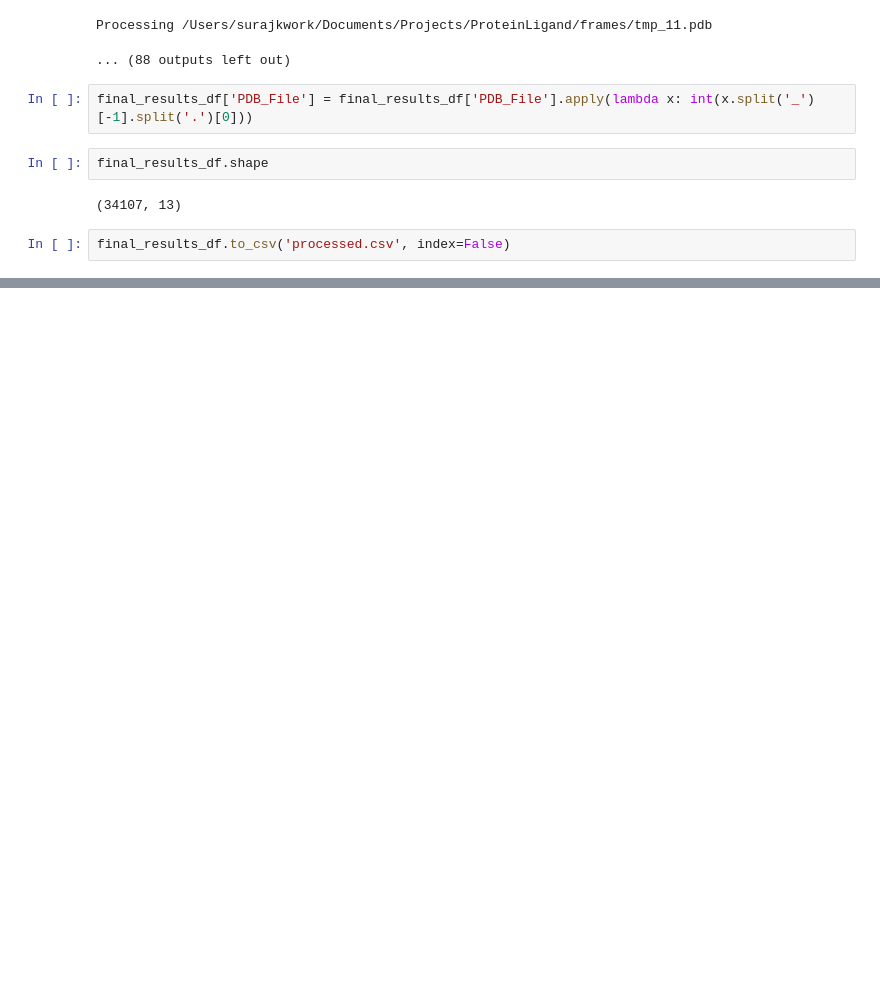
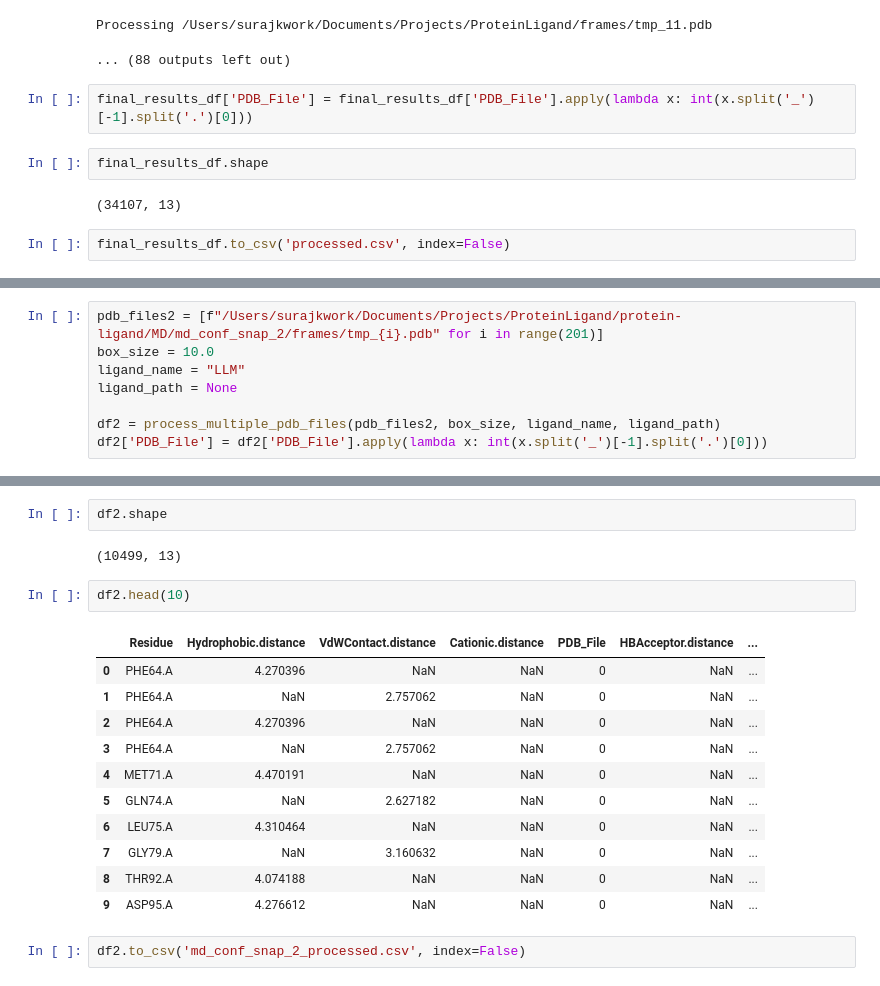
Before and after one commit to surajkarak/protein-ligand, a Jupyter notebook: extraction.ipynb, the cells around one changed output, grey strips where cells are left out. Drawn from its saved outputs; the diff is of its cells as text; blank space fills up the shorter version.

```diff
--- a/extraction.ipynb
+++ b/extraction.ipynb
@@ -299,0 +302,8 @@ final_results_df.to_csv('processed.csv', index=False)
+# %%
+pdb_files2 = [f"/Users/surajkwork/Documents/Projects/ProteinLigand/protein-ligand/MD/md_conf_snap_2/frames/tmp_{i}.pdb" for i in range(201)]
+box_size = 10.0
+ligand_name = "LLM"
+ligand_path = None
+
+df2 = process_multiple_pdb_files(pdb_files2, box_size, ligand_name, ligand_path)
+df2['PDB_File'] = df2['PDB_File'].apply(lambda x: int(x.split('_')[-1].split('.')[0]))
@@ -299,0 +324,20 @@ final_results_df.to_csv('processed.csv', index=False)
+# %%
+df2.shape
+# %% [output]
+(10499, 13)
+# %%
+df2.head(10)
+# %% [output]
+|  | Residue | Hydrophobic.distance | VdWContact.distance | Cationic.distance | PDB_File | HBAcceptor.distance | ... |
+| 0 | PHE64.A | 4.270396 | NaN | NaN | 0 | NaN | ... |
+| 1 | PHE64.A | NaN | 2.757062 | NaN | 0 | NaN | ... |
+| 2 | PHE64.A | 4.270396 | NaN | NaN | 0 | NaN | ... |
+| 3 | PHE64.A | NaN | 2.757062 | NaN | 0 | NaN | ... |
+| 4 | MET71.A | 4.470191 | NaN | NaN | 0 | NaN | ... |
+| 5 | GLN74.A | NaN | 2.627182 | NaN | 0 | NaN | ... |
+| 6 | LEU75.A | 4.310464 | NaN | NaN | 0 | NaN | ... |
+| 7 | GLY79.A | NaN | 3.160632 | NaN | 0 | NaN | ... |
+| 8 | THR92.A | 4.074188 | NaN | NaN | 0 | NaN | ... |
+| 9 | ASP95.A | 4.276612 | NaN | NaN | 0 | NaN | ... |
+# %%
+df2.to_csv('md_conf_snap_2_processed.csv', index=False)
```
Also changed, not shown: parts of 8 cells of this notebook, 6 other files.
